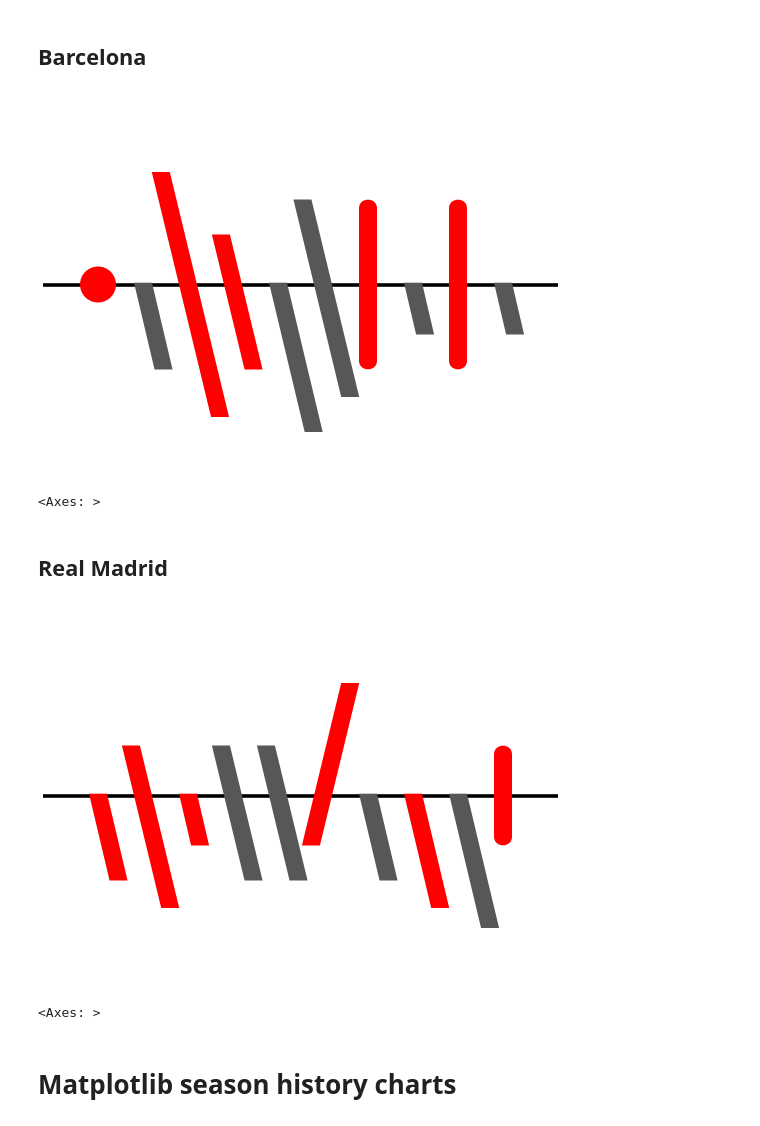
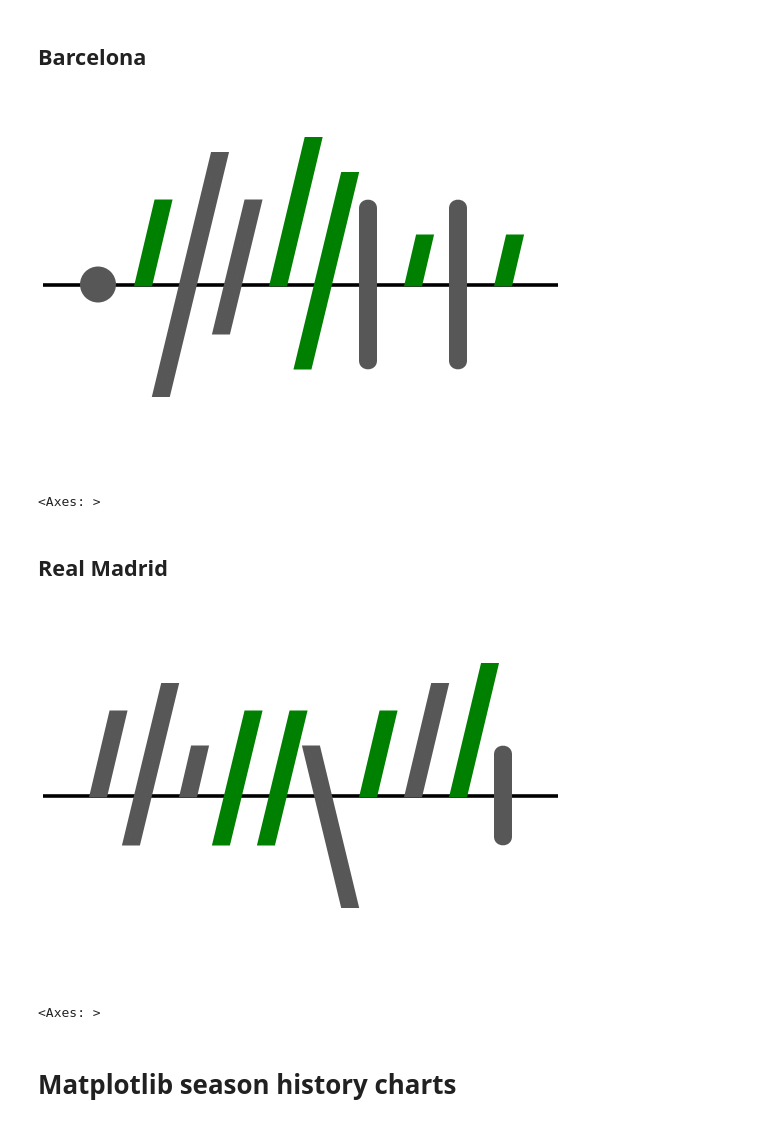
Before and after one commit to Football-Analytics-UCU/Real-Madrid, a Jupyter notebook: src/patenko/la_liga_season23-24_history.ipynb, the cells around one changed output. Cells and saved outputs as stored; diff of their text form; code cells hidden in the pictures.

```diff
--- a/src/patenko/la_liga_season23-24_history.ipynb
+++ b/src/patenko/la_liga_season23-24_history.ipynb
@@ -37,6 +37,7 @@ result_bar_df = season_df[season_df['a.title'].isin(['Barcelona']) | season_df['
 # Adding a column to indicate if Barcelona played at home
 result_bar_df['is_home'] = False
 result_bar_df['is_home'] = result_bar_df['h.title'] == 'Barcelona'
+result_bar_df['is_away'] = ~result_bar_df['is_home']
 
 # Calculating goals scored and missed for Barcelona in each match
 result_bar_df['goals_scored'] = result_bar_df['is_home'] * result_bar_df['goals.h'] + ~result_bar_df['is_home'] * result_bar_df['goals.a']
@@ -48,6 +49,7 @@ result_rma_df = season_df[season_df['a.title'].isin(['Real Madrid']) | season_df
 # Adding a column to indicate if Real Madrid played at home
 result_rma_df['is_home'] = False
 result_rma_df['is_home'] = result_rma_df['h.title'] == 'Real Madrid'
+result_rma_df['is_away'] = ~result_rma_df['is_home']
 
 # Calculating goals scored and missed for Real Madrid in each match
 result_rma_df['goals_scored'] = result_rma_df['is_home'] * result_rma_df['goals.h'] + ~result_rma_df['is_home'] * result_rma_df['goals.a']
@@ -90,17 +92,19 @@ result_rma_df[['h.title', 'a.title', 'goals.h', 'goals.a']]
 ## Barcelona
 # %%
 # Set higher dpi for better quality picture
-soccerbar(result_bar_df[['goals.h', 'goals.a', 'is_home']], home_color="red", dpi=50)
+# Params: (home_team_score: integer, away_team_score: integer, away_game: boolean)
+soccerbar(result_bar_df[['goals.h', 'goals.a', 'is_away']], home_color="green", dpi=50)
 # %% [output]
-[figure, old version]
+[figure, new version]
 <Axes: >
 # %% [markdown]
 ## Real Madrid
 # %%
 # Set higher dpi for better quality picture
-soccerbar(result_rma_df[['goals.h', 'goals.a', 'is_home']], home_color="red", dpi=50)
+# Params: (home_team_score: integer, away_team_score: integer, away_game: boolean)
+soccerbar(result_rma_df[['goals.h', 'goals.a', 'is_away']], home_color="green", dpi=50)
 # %% [output]
-[figure, old version]
+[figure, new version]
 <Axes: >
 # %% [markdown]
 # Matplotlib season history charts
```
Also changed, not shown: parts of 3 cells of this notebook.
